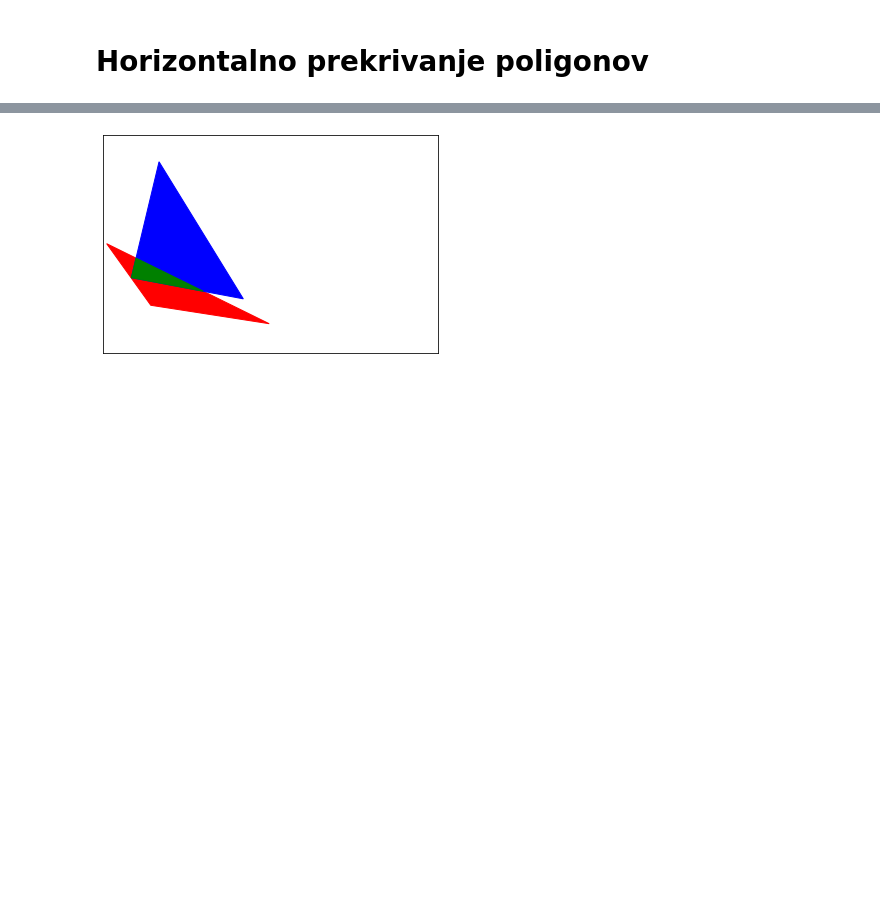
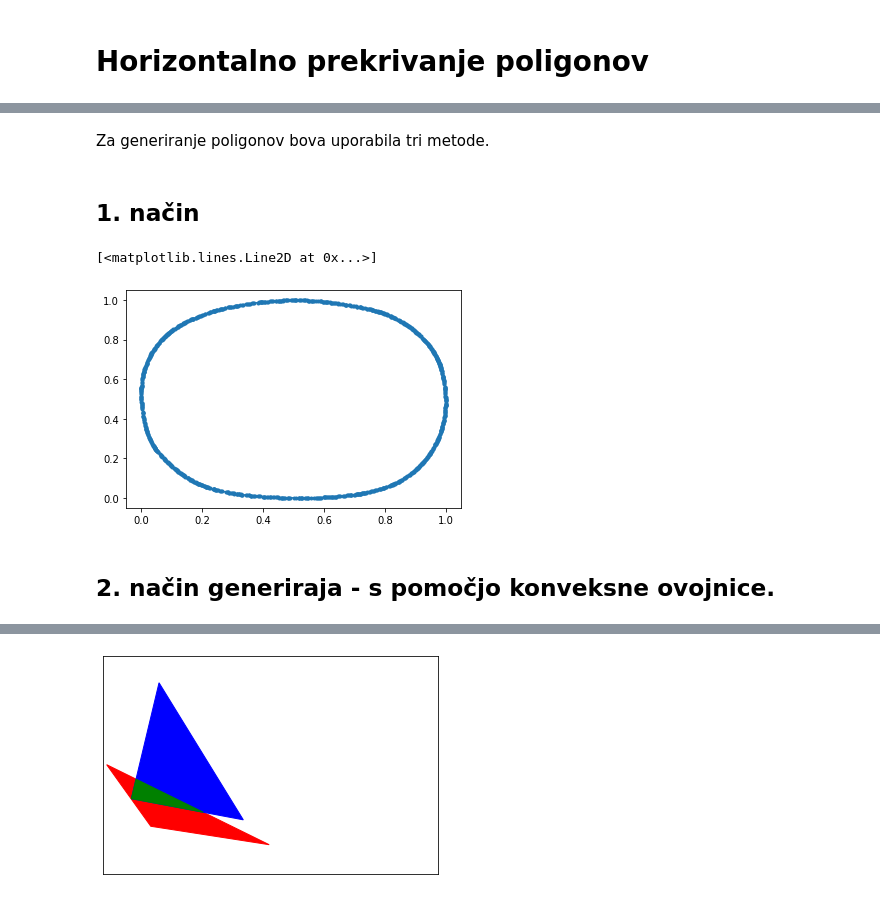
Before and after one commit to UdirL18/Financni-praktikum, a Jupyter notebook: Horizontalno_prekrivanje_poligonov.ipynb, the cells around one changed output, grey strips where cells are left out. Cells and saved outputs as stored; diff of their text form; code cells hidden in the pictures; blank space fills up the shorter version.

```diff
--- a/Horizontalno_prekrivanje_poligonov.ipynb
+++ b/Horizontalno_prekrivanje_poligonov.ipynb
@@ -21,0 +18,4 @@ Najprej poskusimo generirati problem na trikotnikih
+# %% [markdown]
+Za generiranje poligonov bova uporabila tri metode.
+# %% [markdown]
+## 1. način
@@ -21,0 +78,13 @@ Najprej poskusimo generirati problem na trikotnikih
+# %%
+# Izrisane generirane random tocke (1000 stranega konveksnega poligona)
+# izrise nov poligon ne tistega od zgoraj
+x, y = np.array(to_convex_contour(1000)).T
+x = np.append(x, x[0])
+y = np.append(y, y[0])
+
+plt.plot(x,y, '.-')
+# %% [output]
+[<matplotlib.lines.Line2D at 0x...>]
+[figure, added]
+# %% [markdown]
+## 2. način generiraja - s pomočjo konveksne ovojnice.
```
Also changed, not shown: parts of 22 cells of this notebook.
